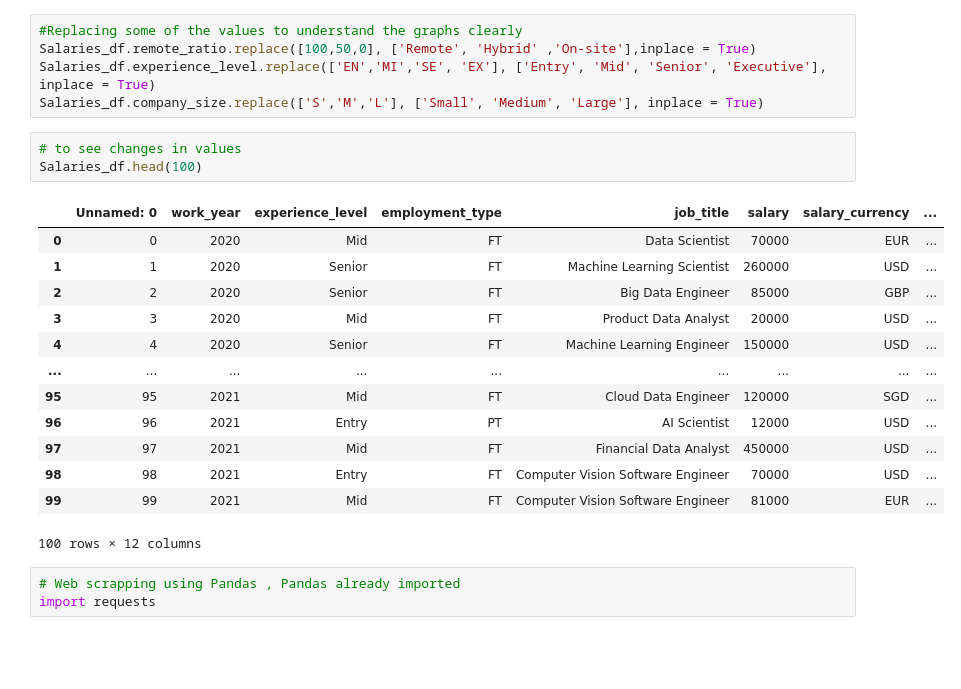
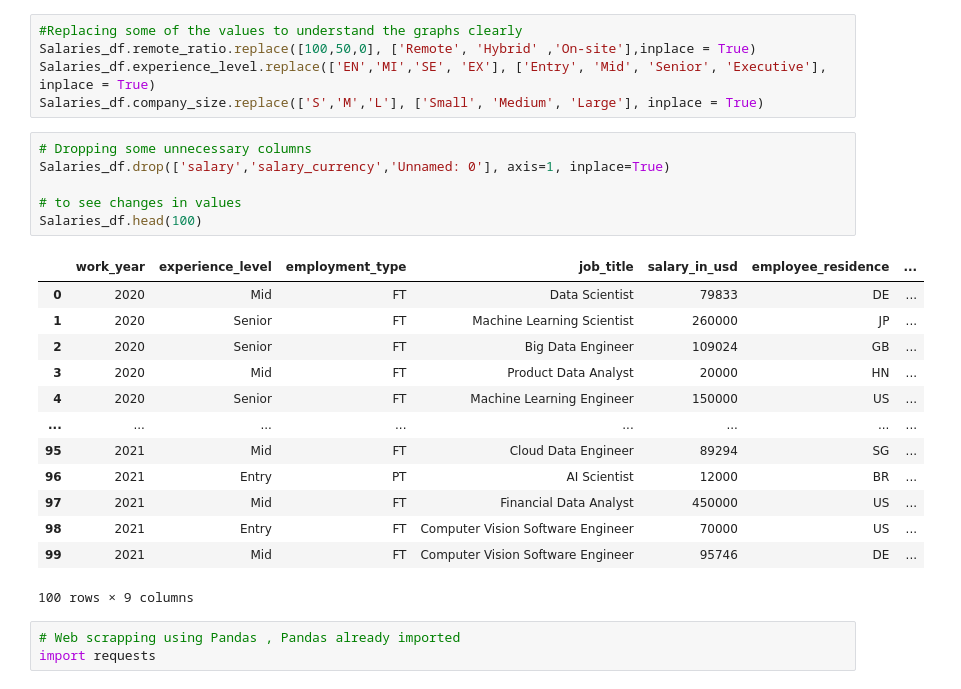
Before and after one commit to annie-maher/UCDPA_ann-marie_devlin, a Jupyter notebook: UCD Project.ipynb, the cells around one changed output. Drawn from its saved outputs; the diff is of its cells as text; blank space fills up the shorter version.

```diff
--- a/UCD Project.ipynb
+++ b/UCD Project.ipynb
@@ -86,22 +86,25 @@ Salaries_df.remote_ratio.replace([100,50,0], ['Remote', 'Hybrid' ,'On-site'],inp
 Salaries_df.experience_level.replace(['EN','MI','SE', 'EX'], ['Entry', 'Mid', 'Senior', 'Executive'], inplace = True)
 Salaries_df.company_size.replace(['S','M','L'], ['Small', 'Medium', 'Large'], inplace = True)
 # %%
+# Dropping some unnecessary columns
+Salaries_df.drop(['salary','salary_currency','Unnamed: 0'], axis=1, inplace=True)
+
 # to see changes in values
 Salaries_df.head(100)
 # %% [output]
-|  | Unnamed: 0 | work_year | experience_level | employment_type | job_title | salary | salary_currency | ... |
-| 0 | 0 | 2020 | Mid | FT | Data Scientist | 70000 | EUR | ... |
-| 1 | 1 | 2020 | Senior | FT | Machine Learning Scientist | 260000 | USD | ... |
-| 2 | 2 | 2020 | Senior | FT | Big Data Engineer | 85000 | GBP | ... |
-| 3 | 3 | 2020 | Mid | FT | Product Data Analyst | 20000 | USD | ... |
-| 4 | 4 | 2020 | Senior | FT | Machine Learning Engineer | 150000 | USD | ... |
-| ... | ... | ... | ... | ... | ... | ... | ... | ... |
-| 95 | 95 | 2021 | Mid | FT | Cloud Data Engineer | 120000 | SGD | ... |
-| 96 | 96 | 2021 | Entry | PT | AI Scientist | 12000 | USD | ... |
-| 97 | 97 | 2021 | Mid | FT | Financial Data Analyst | 450000 | USD | ... |
-| 98 | 98 | 2021 | Entry | FT | Computer Vision Software Engineer | 70000 | USD | ... |
-| 99 | 99 | 2021 | Mid | FT | Computer Vision Software Engineer | 81000 | EUR | ... |
+|  | work_year | experience_level | employment_type | job_title | salary_in_usd | employee_residence | ... |
+| 0 | 2020 | Mid | FT | Data Scientist | 79833 | DE | ... |
+| 1 | 2020 | Senior | FT | Machine Learning Scientist | 260000 | JP | ... |
+| 2 | 2020 | Senior | FT | Big Data Engineer | 109024 | GB | ... |
+| 3 | 2020 | Mid | FT | Product Data Analyst | 20000 | HN | ... |
+| 4 | 2020 | Senior | FT | Machine Learning Engineer | 150000 | US | ... |
+| ... | ... | ... | ... | ... | ... | ... | ... |
+| 95 | 2021 | Mid | FT | Cloud Data Engineer | 89294 | SG | ... |
+| 96 | 2021 | Entry | PT | AI Scientist | 12000 | BR | ... |
+| 97 | 2021 | Mid | FT | Financial Data Analyst | 450000 | US | ... |
+| 98 | 2021 | Entry | FT | Computer Vision Software Engineer | 70000 | US | ... |
+| 99 | 2021 | Mid | FT | Computer Vision Software Engineer | 95746 | DE | ... |
-100 rows × 12 columns
+100 rows × 9 columns
 # %%
 # Web scrapping using Pandas , Pandas already imported
 import requests
```
Also changed, not shown: parts of 35 cells of this notebook.
